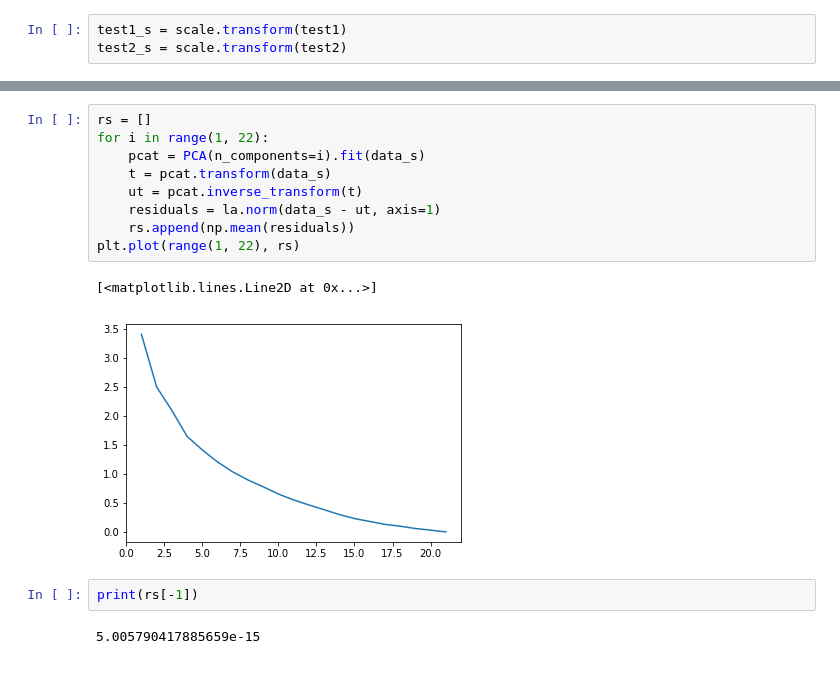
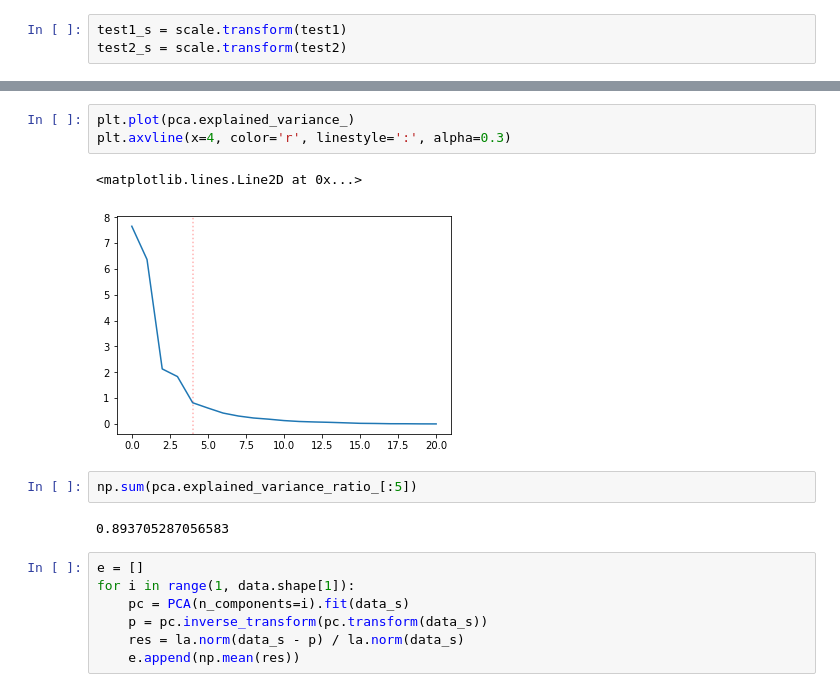
Before and after one commit to piovere/nucnotes, a Jupyter notebook: ne579/Homework/hw08/HW 08.ipynb, the cells around one changed output, grey strips where cells are left out. Saved outputs shown, nothing was run; the diff lists cells and outputs as text.

```diff
--- a/ne579/Homework/hw08/HW 08.ipynb
+++ b/ne579/Homework/hw08/HW 08.ipynb
@@ -133,16 +67,17 @@ array([[-0.24660903, -0.01641844],
+# %%
+plt.plot(pca.explained_variance_)
+plt.axvline(x=4, color='r', linestyle=':', alpha=0.3)
+# %% [output]
+<matplotlib.lines.Line2D at 0x...>
+[figure, added]
+# %%
+np.sum(pca.explained_variance_ratio_[:5])
+# %% [output]
+0.893705287056583
 # %%
-rs = []
-for i in range(1, 22):
-    pcat = PCA(n_components=i).fit(data_s)
-    t = pcat.transform(data_s)
-    ut = pcat.inverse_transform(t)
-    residuals = la.norm(data_s - ut, axis=1)
-    rs.append(np.mean(residuals))
-plt.plot(range(1, 22), rs)
+e = []
+for i in range(1, data.shape[1]):
+    pc = PCA(n_components=i).fit(data_s)
+    p = pc.inverse_transform(pc.transform(data_s))
+    res = la.norm(data_s - p) / la.norm(data_s)
+    e.append(np.mean(res))
-# %% [output]
-[<matplotlib.lines.Line2D at 0x...>]
-[figure, removed]
-# %%
-print(rs[-1])
-# %% [output]
-5.005790417885659e-15
```
Also changed, not shown: parts of 18 cells of this notebook.
